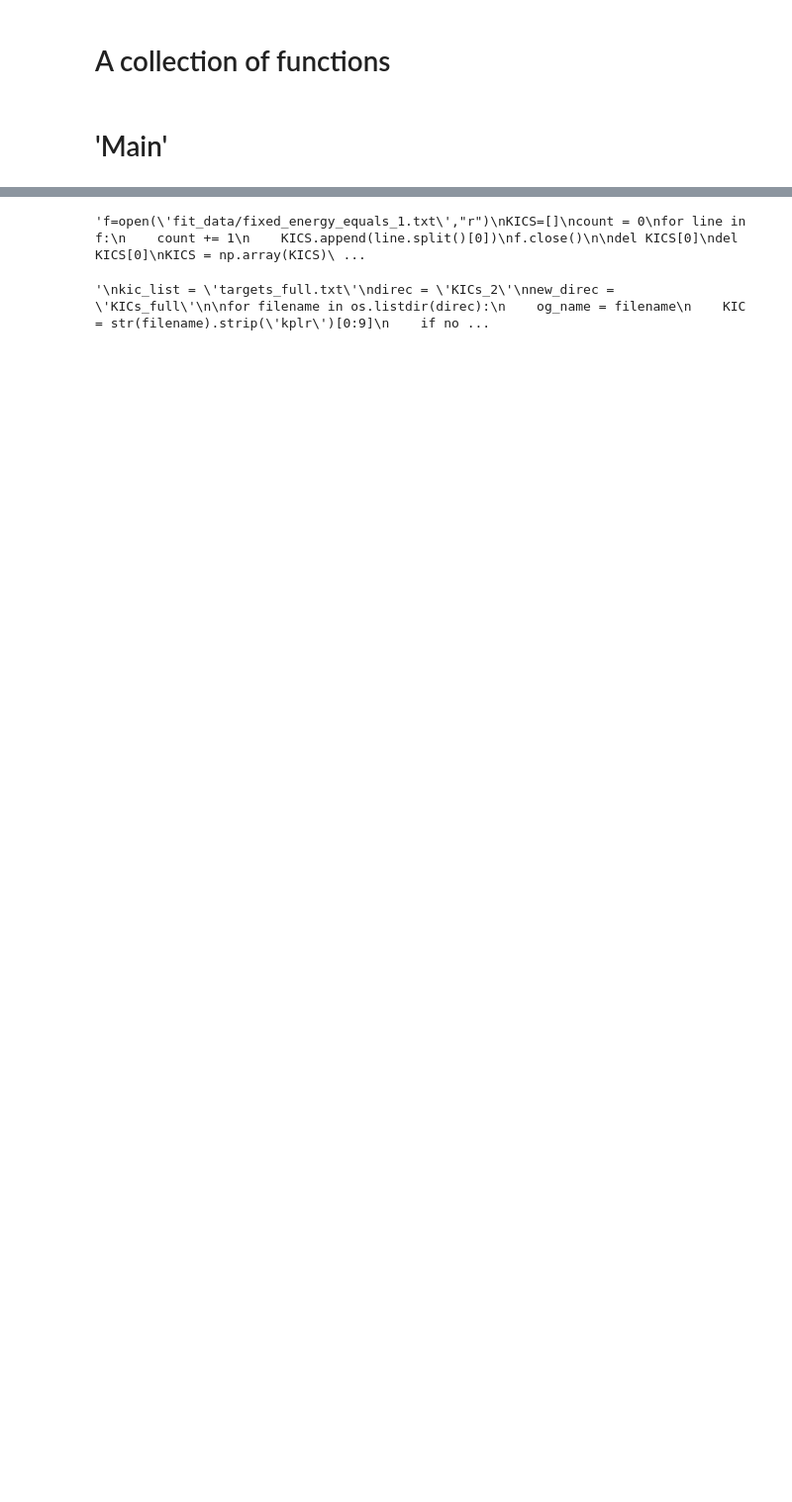
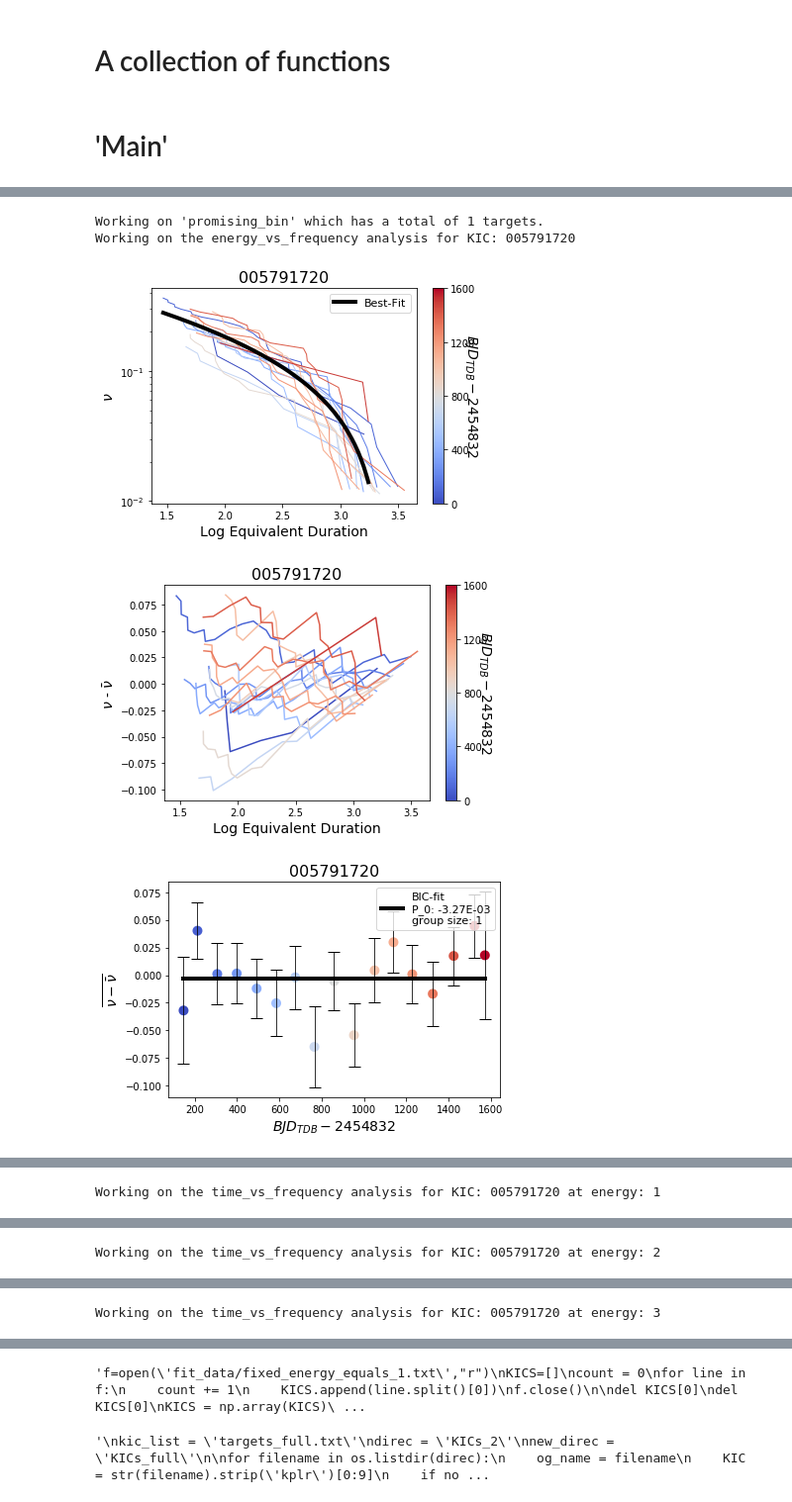
Before and after one commit to mscoggs/flare_cycles, a Jupyter notebook: flare_cycles.ipynb, the cells around one changed output, grey strips where cells are left out. Shown at 99% size. Saved outputs shown, nothing was run; the diff lists cells and outputs as text; code cells hidden in the pictures; blank space fills up the shorter version.

```diff
--- a/flare_cycles.ipynb
+++ b/flare_cycles.ipynb
@@ -699,0 +726,68 @@ Working on the time_vs_frequency analysis for KIC: 005962956 at energy: 1
+# %%
+#cycling through three bins: promising, neutral and noise (good, bad, ugly). Code to determine which KIC belong to which bin available on the notebook
+for bin_ in BIN_LIST:
+
+    file = bin_+'/'+'target_single.txt'
+    target_count = get_size(file)
+    print("Working on \'"+bin_+"\' which has a total of "+str(target_count)+" targets.")
+
+    ##################################################################################################
+    #the energy vs frequency analysis
+    ##################################################################################################
+    targets = open(file, "r")
+
+    #initializing the array that will contain the fit data. target_index keeps track of which KIC we're on, allowing us to add the fit data to the right row
+    evf_sub_mean_data, target_index = init_data_array(target_count*len(GROUPING_SIZE) + 2)
+
+    for line in targets:
+
+        #each line of the targets.txt file containt a KIC
+        KIC = line.rstrip('\n')
+        print("Working on the energy_vs_frequency analysis for KIC: "+str(KIC))
+        files = sorted(glob('KICs/'+KIC+"/*.flare"))
+        num_files = len(files)
+        quarterly_evf_x_energy, quarterly_evf_y_frequency, popt, perr, total_duration, time, offset, success  = plot_evf(KIC, files, num_files,bin_, showe=SHOWE,errore=ERRORE,save=SAVEPLOT)
+
+        #rarely, plot_evf will throw and exception because curve_fit fails to find a fit, so success== everything went well
+        if(success):
+
+            #subtracting the fit from each quarter and plotting it
+            mean_frequency, mean_frequency_err = plot_evf_sub(KIC, quarterly_evf_x_energy, quarterly_evf_y_frequency, popt,perr, offset, total_duration,bin_,showes=SHOWES,errores=ERRORES, save=SAVEPLOT)
+
+            for group_size in GROUPING_SIZE:
+
+                #taking the mean of the subtraction found for each quarter in the last function, and plotting that mean over time
+                plot_evf_sub_mean(KIC, time, mean_frequency, mean_frequency_err, group_size, evf_sub_mean_data, target_index,bin_,errorm=ERRORM,showm=SHOWM,save=SAVEPLOT)
+                target_index+= 1
+
+    targets.close()
+    if(SAVETXT==True): np.savetxt(bin_+'/'+FIT_DATA_DIR+'/evf_mean_sub.txt', evf_sub_mean_data, fmt = '% 20s', delimiter=' ', newline='\n', header='', footer='', comments='# ')
+
+
+    ##################################################################################################
+    #the time vs energy analysis
+    ##################################################################################################
+    for energyConstant in FIXED_ENEGRY_LIST:
+
+        targets = open(file, "r")
+        fixed_energy = energyConstant + EPOINT
+        tvf_data, target_index = init_data_array(target_count + 2)
+
+        for line in targets:
+
+            #each line of the targets.txt file containt a KIC
+            KIC = line.rstrip('\n')
+            print("Working on the time_vs_frequency analysis for KIC: "+str(KIC)+ " at energy: "+str(fixed_energy))
+            files = glob('KICs/'+KIC+"/*.flare")
+            num_files = len(files)
+            plot_tvf(KIC, files, num_files, tvf_data, fixed_energy, target_index, bin_, showt=SHOWT, errort = ERRORT,save=SAVEPLOT)
+            target_index += 1
+
+        targets.close()
+        if(SAVETXT==True): np.savetxt(bin_+'/'+FIT_DATA_DIR+'/fixed_energy_equals_'+str(fixed_energy)+'.txt', tvf_data, fmt = '% 20s', delimiter=' ', newline='\n', header='', footer='', comments='# ')
+# %% [output]
+Working on 'promising_bin' which has a total of 1 targets.
+Working on the energy_vs_frequency analysis for KIC: 005791720
+[figure, added]
+[figure, added]
+[figure, added]
@@ -699,0 +796 @@ Working on the time_vs_frequency analysis for KIC: 005962956 at energy: 1
+Working on the time_vs_frequency analysis for KIC: 005791720 at energy: 1
@@ -699,0 +798 @@ Working on the time_vs_frequency analysis for KIC: 005962956 at energy: 1
+Working on the time_vs_frequency analysis for KIC: 005791720 at energy: 2
@@ -699,0 +800 @@ Working on the time_vs_frequency analysis for KIC: 005962956 at energy: 1
+Working on the time_vs_frequency analysis for KIC: 005791720 at energy: 3
```
Also changed, not shown: parts of 6 cells of this notebook, 1 other file.
